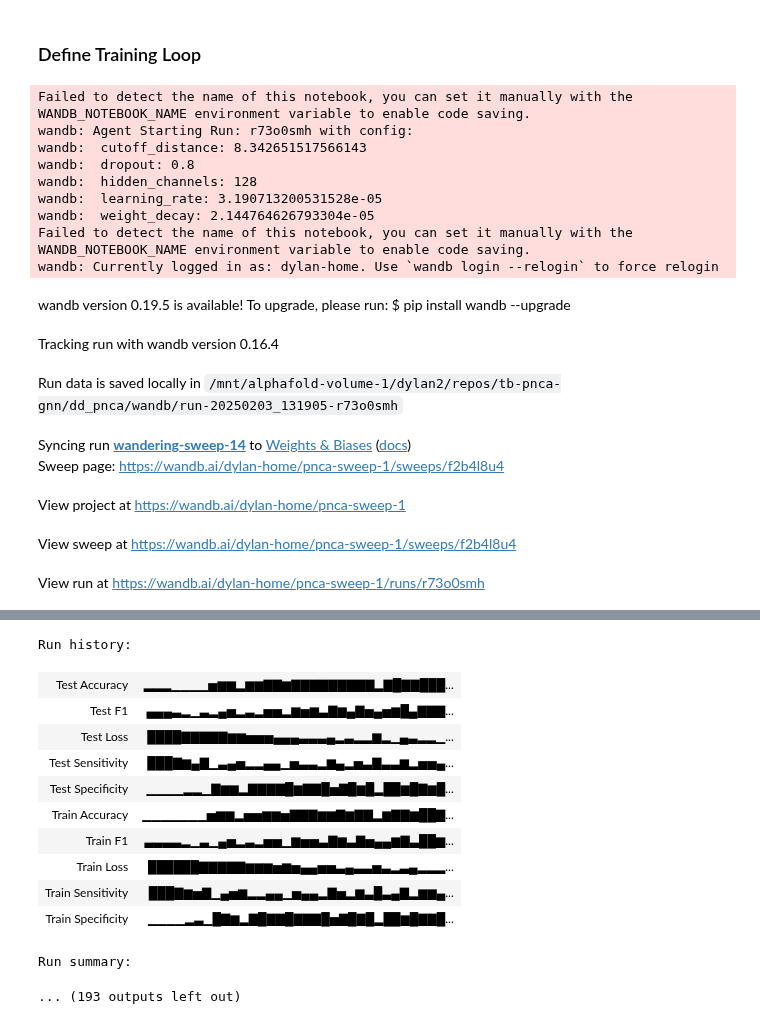
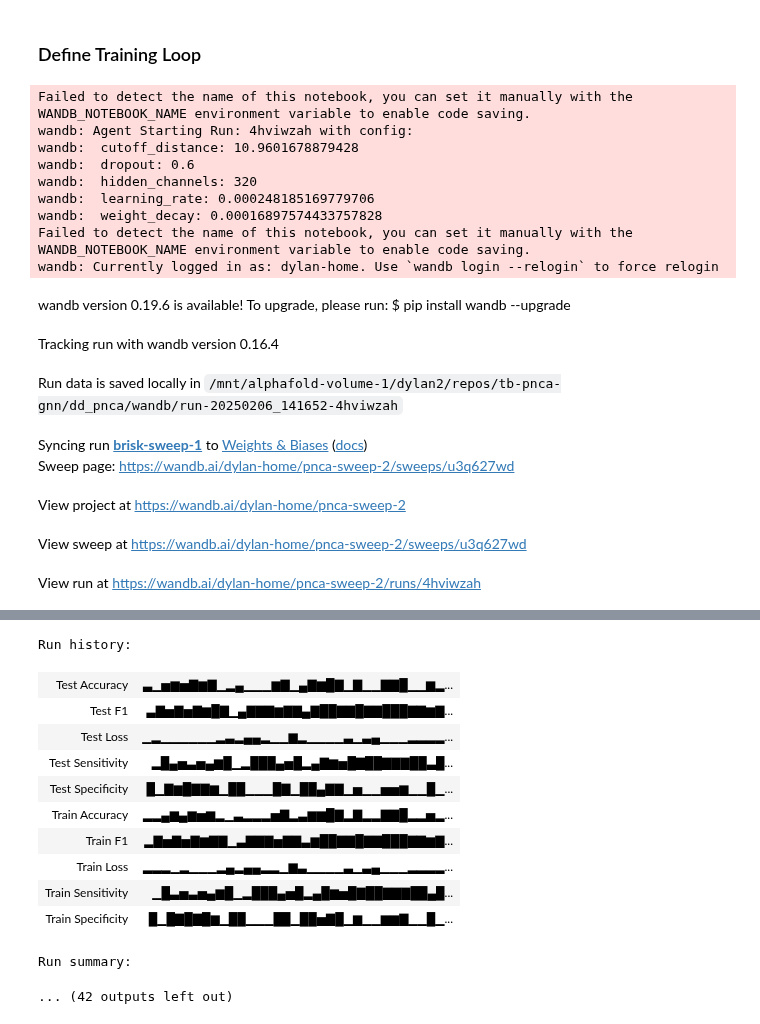
Before and after one commit to fowler-lab/tb-pnca-gnn, a Jupyter notebook: dd_pnca/pnca_sweep.ipynb, the cells around one changed output, grey strips where cells are left out. Drawn from its saved outputs; the diff is of its cells as text; code cells hidden in the pictures.

```diff
--- a/dd_pnca/pnca_sweep.ipynb
+++ b/dd_pnca/pnca_sweep.ipynb
@@ -42,7 +42,7 @@ torch.cuda.is_available()
 'Running via SSH'
 True
 # %%
-full_dataset = torch.load('full_orig_dataset.pth')
+full_dataset = torch.load('datasets/full_dataset_v2.pth')
 # %% [markdown]
 ### Set Up Params and Sweep Config
 # %%
@@ -60,7 +60,7 @@ batch_size = 256
 # hidden_channels = 64
 # learning_rate = 0.001
 # wd = 5e-5
-epochs = 3000
+epochs = 1500
 
 wt_seq = 'MRALIIVDVQNDFCEGGSLAVTGGAALARAISDYLAEAADYHHVVATKDFHIDPGDHFSGTPDYSSSWPPHCVSGTPGADFHPSLDTSAIEAVFYKGAYTGAYSGFEGVDENGTPLLNWLRQRGVDEVDVVGIATDHCVRQTAEDAVRNGLATRVLVDLTAGVSADTTVAALEEMRTASVELVCS'
 # %%
@@ -194,9 +199,11 @@ pprint.pprint(sweep_config)
 # %% [markdown]
 ### Define Training Loop
 # %%
-project = "pnca-sweep-1"
+project = "pnca-sweep-2"
 # %%
 # sweep_id = wandb.sweep(sweep_config, project=project)
+
+# project = pnca-sweep-1
 # sweep_id = '18ili8gf'
 # sweep_id = 'z95xpbwd'
 # sweep_id = 'tr8mwg42'
@@ -204,7 +211,11 @@ project = "pnca-sweep-1"
 # sweep_id = 'gt2h3xwl'
 # sweep_id = 'y0a18l3k'
 # sweep_id = 'rl3tm5la'
-sweep_id = 'f2b4l8u4'
+# sweep_id = 'f2b4l8u4'
+
+# ---
+# project = pnca-sweep-2
+sweep_id = 'u3q627wd'
 # %%
 def sweep_run():
 
@@ -238,22 +249,22 @@ def sweep_run():
 
         torch.save(model, f'saved_models/carter_ds_aug/{project}/{sweep_id}/{run.name}')
 # %%
-wandb.agent(sweep_id, sweep_run, project = project, count=80)
+wandb.agent(sweep_id, sweep_run, project = project, count=10)
 # %% [output]
 Failed to detect the name of this notebook, you can set it manually with the WANDB_NOTEBOOK_NAME environment variable to enable code saving.
-wandb: Agent Starting Run: r73o0smh with config:
-wandb:  cutoff_distance: 8.342651517566143
-wandb:  dropout: 0.8
-wandb:  hidden_channels: 128
-wandb:  learning_rate: 3.190713200531528e-05
-wandb:  weight_decay: 2.144764626793304e-05
+wandb: Agent Starting Run: 4hviwzah with config:
+wandb:  cutoff_distance: 10.9601678879428
+wandb:  dropout: 0.6
+wandb:  hidden_channels: 320
+wandb:  learning_rate: 0.000248185169779706
+wandb:  weight_decay: 0.00016897574433757828
 Failed to detect the name of this notebook, you can set it manually with the WANDB_NOTEBOOK_NAME environment variable to enable code saving.
 wandb: Currently logged in as: dylan-home. Use `wandb login --relogin` to force relogin
-wandb version 0.19.5 is available! To upgrade, please run: $ pip install wandb --upgrade
+wandb version 0.19.6 is available! To upgrade, please run: $ pip install wandb --upgrade
 Tracking run with wandb version 0.16.4
-Run data is saved locally in /mnt/alphafold-volume-1/dylan2/repos/tb-pnca-gnn/dd_pnca/wandb/run-20250203_131905-r73o0smh
+Run data is saved locally in /mnt/alphafold-volume-1/dylan2/repos/tb-pnca-gnn/dd_pnca/wandb/run-20250206_141652-4hviwzah
-Syncing run wandering-sweep-14 to Weights & Biases (docs)
-Sweep page: https://wandb.ai/dylan-home/pnca-sweep-1/sweeps/f2b4l8u4
+Syncing run brisk-sweep-1 to Weights & Biases (docs)
+Sweep page: https://wandb.ai/dylan-home/pnca-sweep-2/sweeps/u3q627wd
-View project at https://wandb.ai/dylan-home/pnca-sweep-1
+View project at https://wandb.ai/dylan-home/pnca-sweep-2
-View sweep at https://wandb.ai/dylan-home/pnca-sweep-1/sweeps/f2b4l8u4
+View sweep at https://wandb.ai/dylan-home/pnca-sweep-2/sweeps/u3q627wd
-View run at https://wandb.ai/dylan-home/pnca-sweep-1/runs/r73o0smh
+View run at https://wandb.ai/dylan-home/pnca-sweep-2/runs/4hviwzah
@@ -275,15 +278,15 @@ Epoch: 220, Train Acc: 0.8331, Test Acc: 0.7897, Train Loss: 0.3732, Test Loss:
 20 epochs passed without 0 test loss improvement.
 Early stopping triggered.
 Run history:
-| Test Accuracy | ▂▂▂▁▁▁▁▅▆▆▂▆▆▇▇▆▇▇▇▇▇▇▇▇▇▂▇█▇▇███... |
-| Test F1 | ▄▄▄▃▂▁▃▂▄▅▂▃▂▅▅▂▆▅▆▃▇▆▄▇▅▄▅▆█▄▇▇▇... |
-| Test Loss | ████▇▇▇▇▇▆▆▅▅▅▄▄▄▃▃▃▄▂▃▂▂▆▂▁▄▃▂▂▁... |
-| Test Sensitivity | ███▇▆▄▇▁▃▄▅▂▂▄▄▁▅▃▃▂▆▄▂▅▃▇▃▃▆▂▅▅▄... |
-| Test Specificity | ▁▁▁▁▂▂▁▇▆▆▂▇▇▇▇█▆▇▇█▅▇█▆█▂██▆█▇▆█... |
-| Train Accuracy | ▁▁▁▁▁▁▁▅▆▆▂▅▅▆▆▅▇▇▇▆▆▇▆▇▇▂▆▇▇▆██▇... |
-| Train F1 | ▃▃▃▃▂▁▃▁▄▅▂▃▂▅▅▁▆▅▅▃▇▆▃▇▅▄▄▆▇▃██▆... |
-| Train Loss | ██████▇▇▇▇▇▆▆▆▅▆▅▄▄▅▅▃▄▃▃▅▃▂▃▄▂▂▂... |
-| Train Sensitivity | ███▇▆▅▇▁▄▅▆▂▂▄▄▁▅▄▄▂▇▅▂▆▃█▃▄▇▂▆▆▄... |
-| Train Specificity | ▁▁▁▁▂▃▁█▇▆▂▇█▇▇█▇▇▇█▅▇█▇█▂██▆█▇▇█... |
+| Test Accuracy | ▃▁▅▆▅▇▆▇▁▂▄▁▁▁▆▇▁▄▇▆█▇▁▇▁▁▇▇█▁▁▆▂... |
+| Test F1 | ▃▇▅▇▅▇▆█▇▁▄▇▇▇▆▇▇▄▇██▇▇█▇▇███▇▇▆▇... |
+| Test Loss | ▁▂▁▁▁▁▁▁▂▃▂▄▄▂▁▁▆▂▁▁▁▁▃▁▃▄▁▁▁▂▂▂▂... |
+| Test Sensitivity | ▂█▄▅▃▅▄▆█▁▂███▄▅█▂▄▇▆▅█▇██▇▇▇██▃█... |
+| Test Specificity | █▁▇▆█▇▇▆▁██▁▁▁█▇▁██▄▇▇▁▅▁▁▅▅▆▁▁█▁... |
+| Train Accuracy | ▂▂▄▆▄▆▅▆▂▁▃▂▂▂▅▇▂▃▆▆█▇▂▇▂▂▇▇█▂▂▅▂... |
+| Train F1 | ▂▇▅▇▅▇▆▇▇▁▃▇▇▇▅▇▇▃▆██▇▇█▇▇███▇▇▆▇... |
+| Train Loss | ▂▂▂▁▂▁▁▁▂▄▂▄▄▂▂▁▆▃▁▁▁▁▃▁▃▄▁▁▁▂▂▂▂... |
+| Train Sensitivity | ▁█▃▅▃▅▄▆█▁▂███▄▅█▂▄█▆▅█▇██▇▇▇██▄█... |
+| Train Specificity | █▁█▇█▇█▆▁██▁▁▁██▁██▅▇█▁▆▁▁▆▆▇▁▁█▁... |
 Run summary:
-... (193 outputs left out)
+... (42 outputs left out)
```
Also changed, not shown: parts of 3 cells of this notebook, 1 other file.
